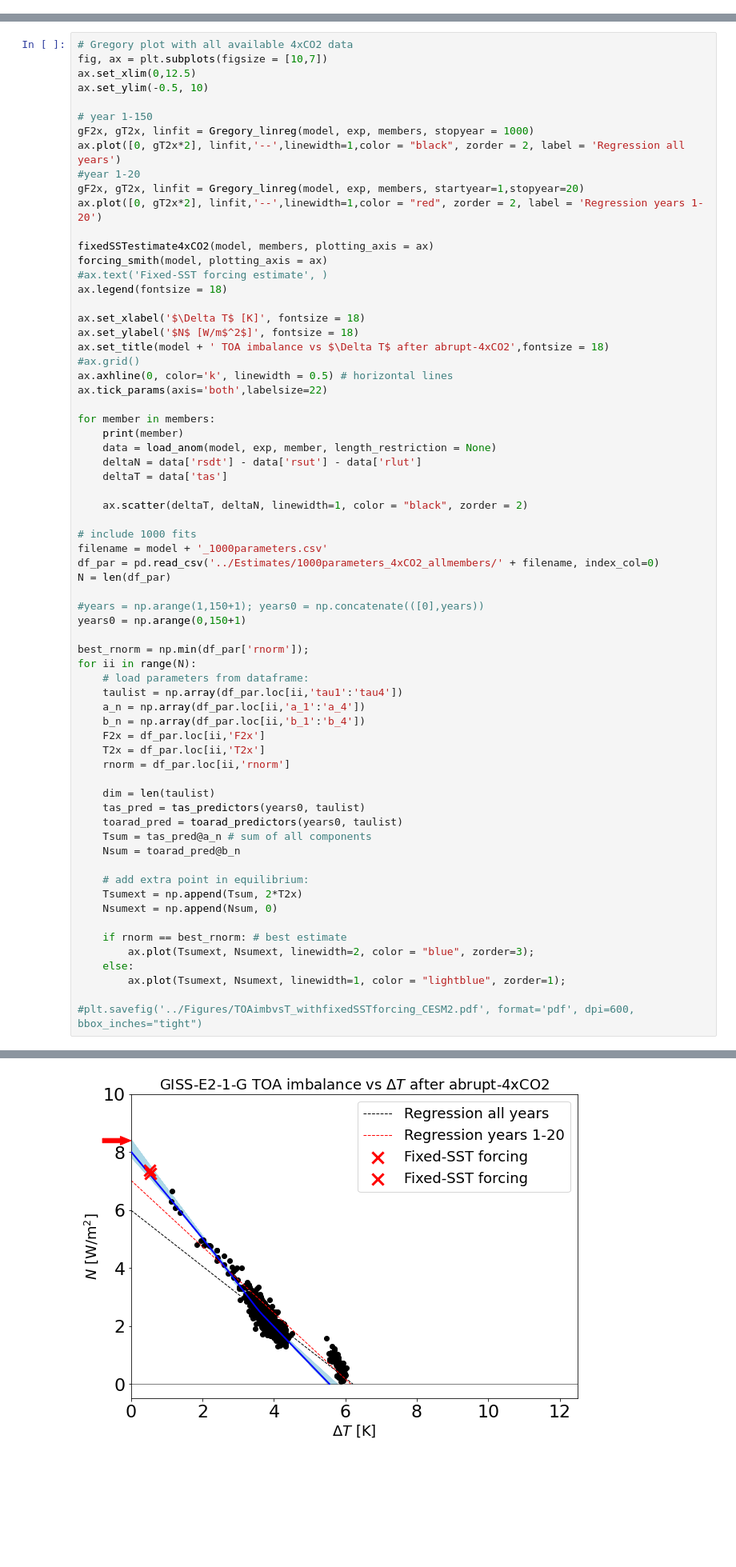
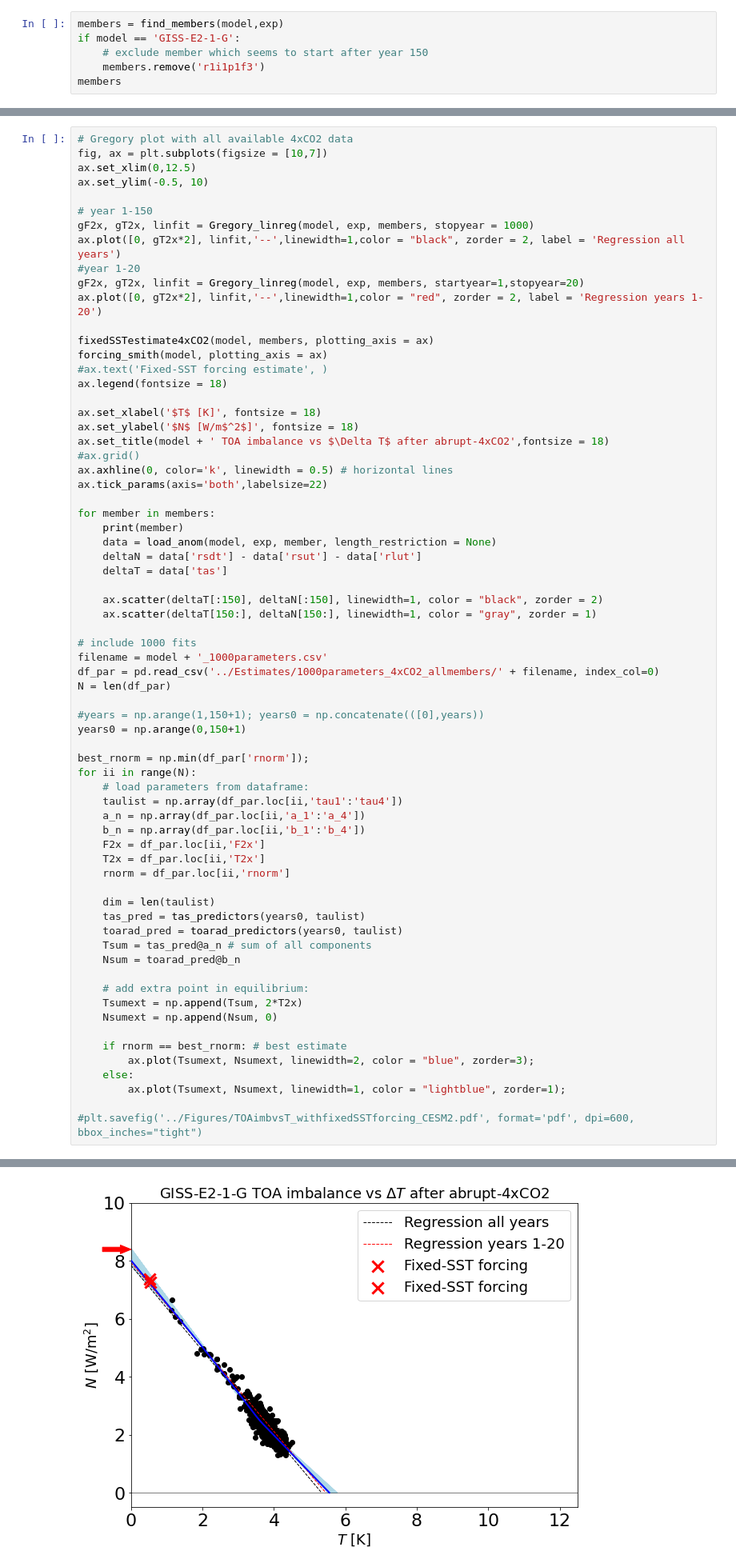
Before and after one commit to Hegebf/CMIP6-forcing, a Jupyter notebook: notebooks/Gregoryfigure_allmembers.ipynb, the cells around one changed output, grey strips where cells are left out. Shown at 80% size. Saved outputs shown, nothing was run; the diff lists cells and outputs as text; blank space fills up the shorter version.

Commit message:
Revised figures

```diff
--- a/notebooks/Gregoryfigure_allmembers.ipynb
+++ b/notebooks/Gregoryfigure_allmembers.ipynb
@@ -35,0 +31,6 @@ members
+# %%
+members = find_members(model,exp)
+if model == 'GISS-E2-1-G':
+    # exclude member which seems to start after year 150
+    members.remove('r1i1p1f3')
+members
@@ -51,7 +54,7 @@ forcing_smith(model, plotting_axis = ax)
 #ax.text('Fixed-SST forcing estimate', )
 ax.legend(fontsize = 18)
 
-ax.set_xlabel('$\Delta T$ [K]', fontsize = 18)
+ax.set_xlabel('$T$ [K]', fontsize = 18)
 ax.set_ylabel('$N$ [W/m$^2$]', fontsize = 18)
 ax.set_title(model + ' TOA imbalance vs $\Delta T$ after abrupt-4xCO2',fontsize = 18)
 #ax.grid()
@@ -64,7 +67,8 @@ for member in members:
     deltaN = data['rsdt'] - data['rsut'] - data['rlut']
     deltaT = data['tas']
 
-    ax.scatter(deltaT, deltaN, linewidth=1, color = "black", zorder = 2)
+    ax.scatter(deltaT[:150], deltaN[:150], linewidth=1, color = "black", zorder = 2)
+    ax.scatter(deltaT[150:], deltaN[150:], linewidth=1, color = "gray", zorder = 1)
 
 # include 1000 fits
 filename = model + '_1000parameters.csv'
@@ -109,6 +112,6 @@ r1i1p1f3
 r1i1p3f1
 r1i1p5f1
-[figure, old version]
+[figure, new version]
 # %% [markdown]
 ## Loop through all models
 # %%
```
Also changed, not shown: parts of 9 cells of this notebook, 12 other files.
